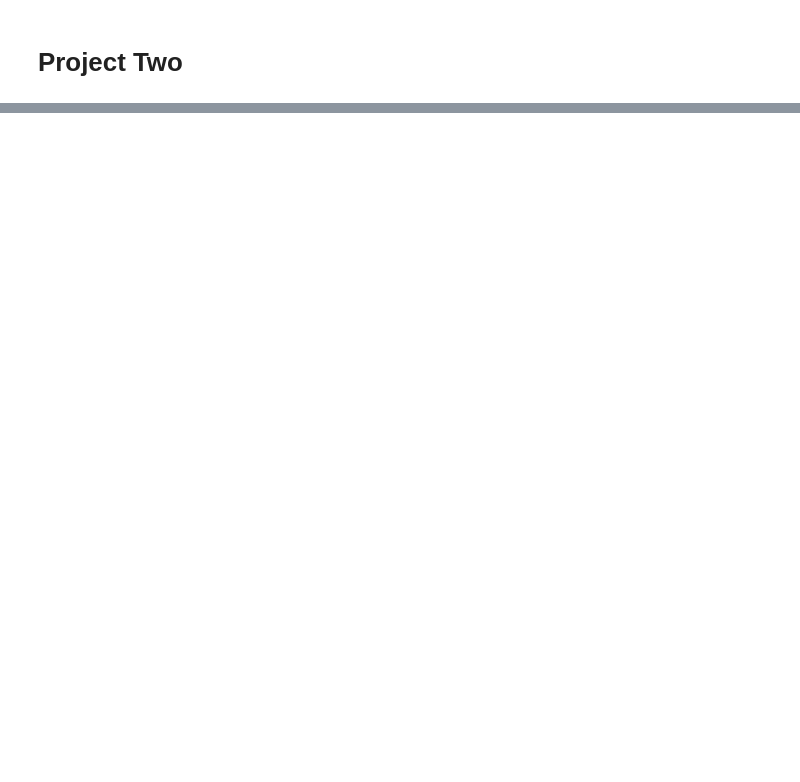
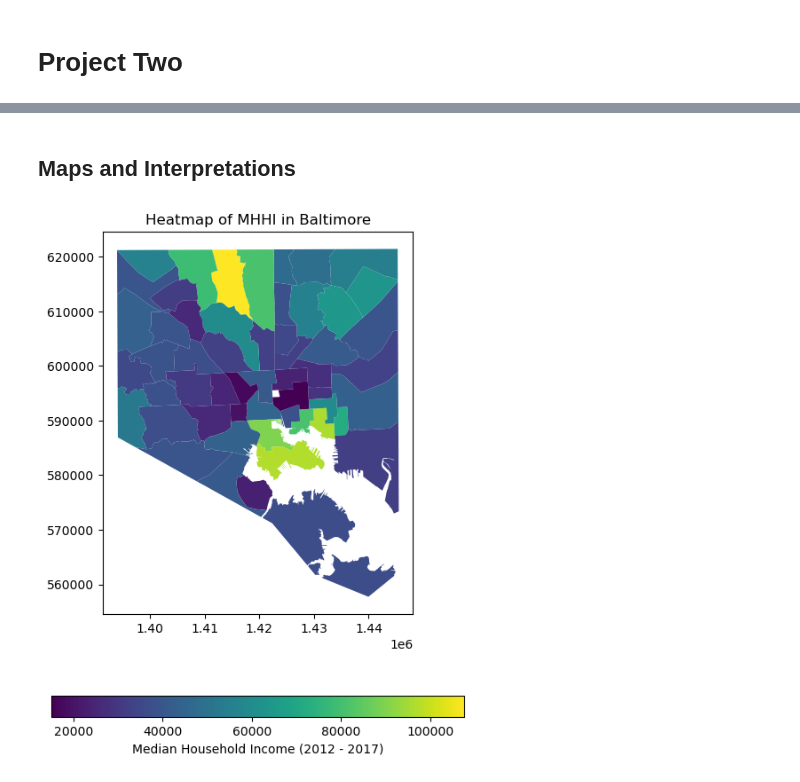
Before and after one commit to ECO225-W2024/project-one-code-IvanGrandov, a Jupyter notebook: Code/proj_one_code.ipynb, the cells around one changed output, grey strips where cells are left out. Saved outputs shown, nothing was run; the diff lists cells and outputs as text; code cells hidden in the pictures; blank space fills up the shorter version.

```diff
--- a/Code/proj_one_code.ipynb
+++ b/Code/proj_one_code.ipynb
@@ -415,0 +442,13 @@ The findings of this study underscore the importance of targeted interventions a
+# %% [markdown]
+## Maps and Interpretations
+# %%
+# Plotting the income heatmap
+fig, ax = plt.subplots(1, 1, figsize=(6, 8))
+income_gdf.plot(column='MHHI', ax=ax, legend=True,
+                legend_kwds={'label': "Median Household Income (2012 - 2017)",
+                             'orientation': "horizontal"})
+
+plt.title('Heatmap of MHHI in Baltimore')
+plt.show()
+# %% [output]
+[figure, added]
```
Also changed, not shown: parts of 15 cells of this notebook.
